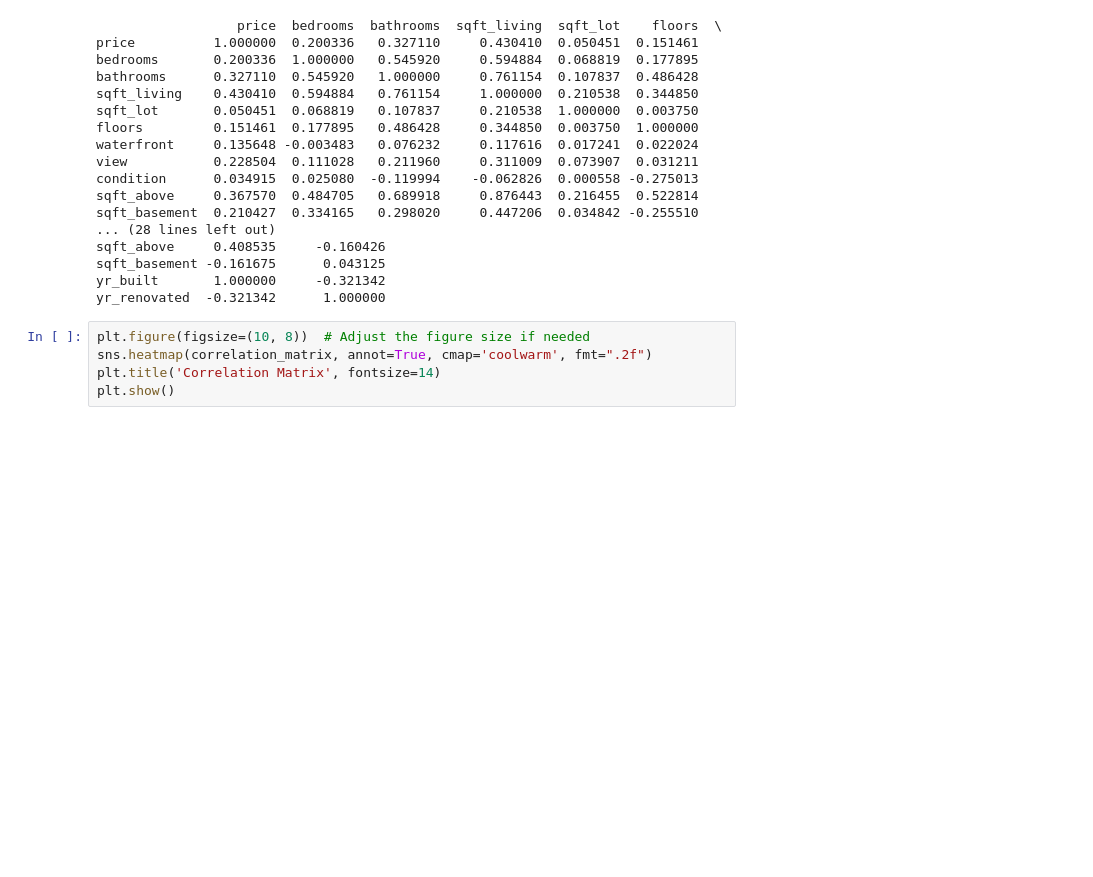
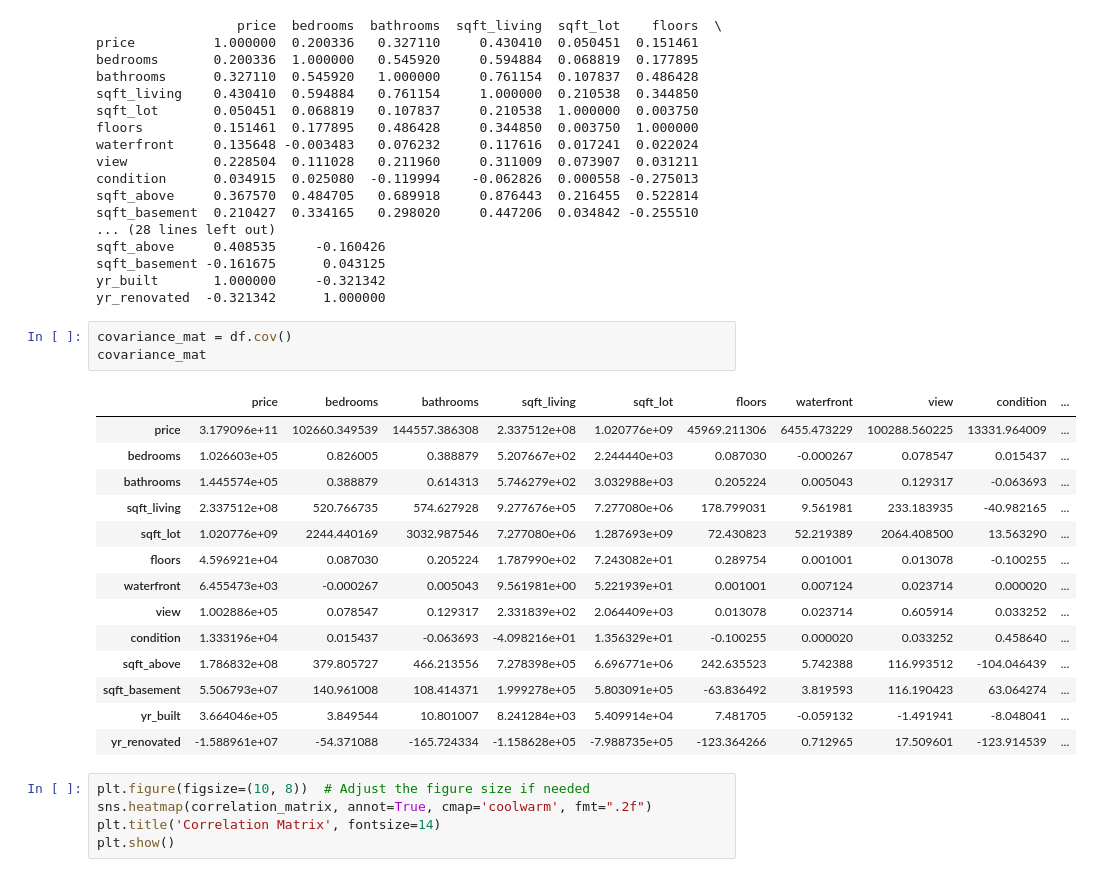
Before and after one commit to noelmt7/AML_Ex2, a Jupyter notebook: 2348538_EX2.ipynb, the cells around one changed output. Cells and saved outputs as stored; diff of their text form; blank space fills up the shorter version.

```diff
--- a/2348538_EX2.ipynb
+++ b/2348538_EX2.ipynb
@@ -79,6 +77,24 @@ sqft_above     0.408535     -0.160426
 sqft_basement -0.161675      0.043125
 yr_built       1.000000     -0.321342
 yr_renovated  -0.321342      1.000000
+# %%
+covariance_mat = df.cov()
+covariance_mat
+# %% [output]
+|  | price | bedrooms | bathrooms | sqft_living | sqft_lot | floors | waterfront | view | condition | ... |
+| price | 3.179096e+11 | 102660.349539 | 144557.386308 | 2.337512e+08 | 1.020776e+09 | 45969.211306 | 6455.473229 | 100288.560225 | 13331.964009 | ... |
+| bedrooms | 1.026603e+05 | 0.826005 | 0.388879 | 5.207667e+02 | 2.244440e+03 | 0.087030 | -0.000267 | 0.078547 | 0.015437 | ... |
+| bathrooms | 1.445574e+05 | 0.388879 | 0.614313 | 5.746279e+02 | 3.032988e+03 | 0.205224 | 0.005043 | 0.129317 | -0.063693 | ... |
+| sqft_living | 2.337512e+08 | 520.766735 | 574.627928 | 9.277676e+05 | 7.277080e+06 | 178.799031 | 9.561981 | 233.183935 | -40.982165 | ... |
+| sqft_lot | 1.020776e+09 | 2244.440169 | 3032.987546 | 7.277080e+06 | 1.287693e+09 | 72.430823 | 52.219389 | 2064.408500 | 13.563290 | ... |
+| floors | 4.596921e+04 | 0.087030 | 0.205224 | 1.787990e+02 | 7.243082e+01 | 0.289754 | 0.001001 | 0.013078 | -0.100255 | ... |
+| waterfront | 6.455473e+03 | -0.000267 | 0.005043 | 9.561981e+00 | 5.221939e+01 | 0.001001 | 0.007124 | 0.023714 | 0.000020 | ... |
+| view | 1.002886e+05 | 0.078547 | 0.129317 | 2.331839e+02 | 2.064409e+03 | 0.013078 | 0.023714 | 0.605914 | 0.033252 | ... |
+| condition | 1.333196e+04 | 0.015437 | -0.063693 | -4.098216e+01 | 1.356329e+01 | -0.100255 | 0.000020 | 0.033252 | 0.458640 | ... |
+| sqft_above | 1.786832e+08 | 379.805727 | 466.213556 | 7.278398e+05 | 6.696771e+06 | 242.635523 | 5.742388 | 116.993512 | -104.046439 | ... |
+| sqft_basement | 5.506793e+07 | 140.961008 | 108.414371 | 1.999278e+05 | 5.803091e+05 | -63.836492 | 3.819593 | 116.190423 | 63.064274 | ... |
+| yr_built | 3.664046e+05 | 3.849544 | 10.801007 | 8.241284e+03 | 5.409914e+04 | 7.481705 | -0.059132 | -1.491941 | -8.048041 | ... |
+| yr_renovated | -1.588961e+07 | -54.371088 | -165.724334 | -1.158628e+05 | -7.988735e+05 | -123.364266 | 0.712965 | 17.509601 | -123.914539 | ... |
 # %%
 plt.figure(figsize=(10, 8))  # Adjust the figure size if needed
 sns.heatmap(correlation_matrix, annot=True, cmap='coolwarm', fmt=".2f")
```
Also changed, not shown: parts of 7 cells of this notebook.
